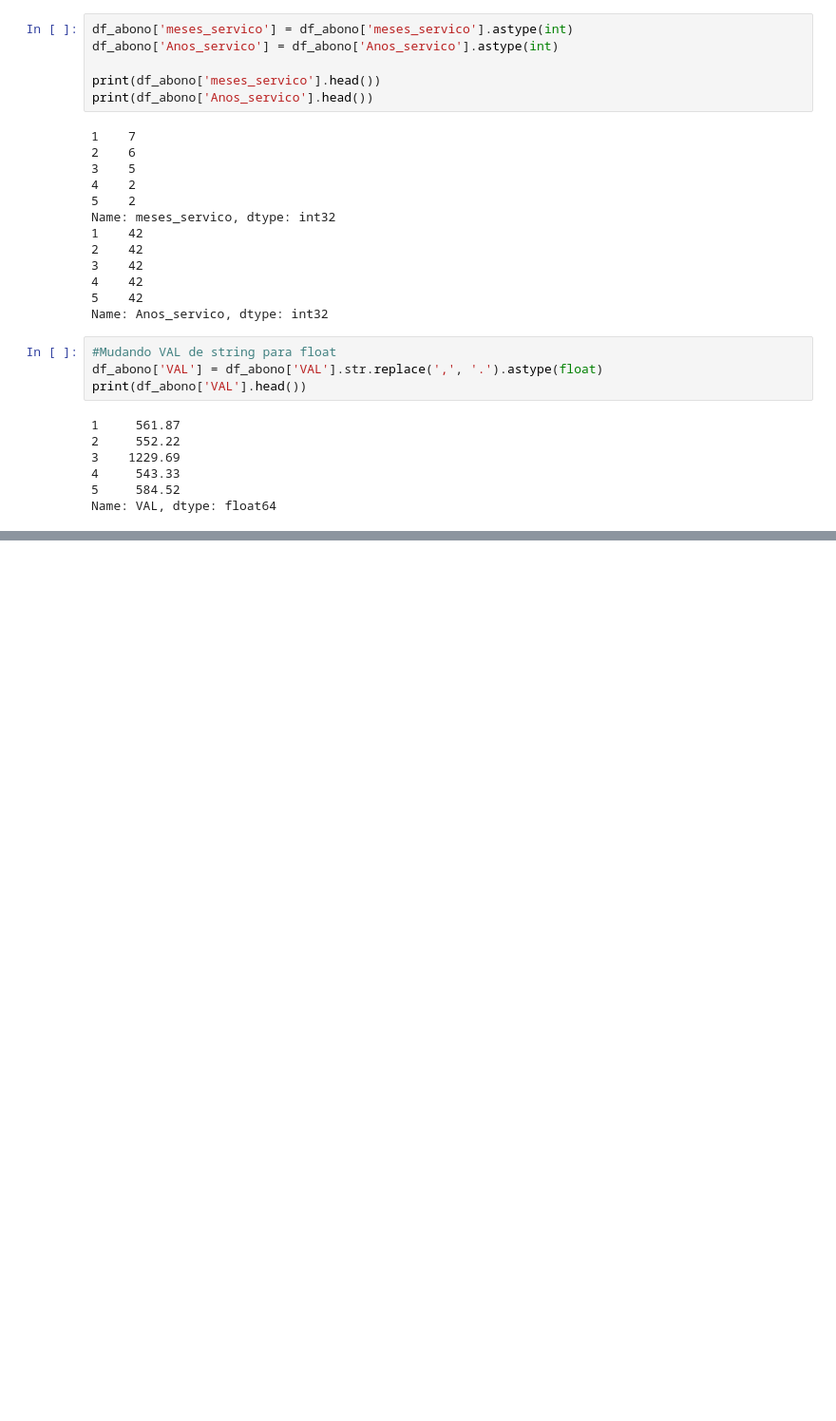
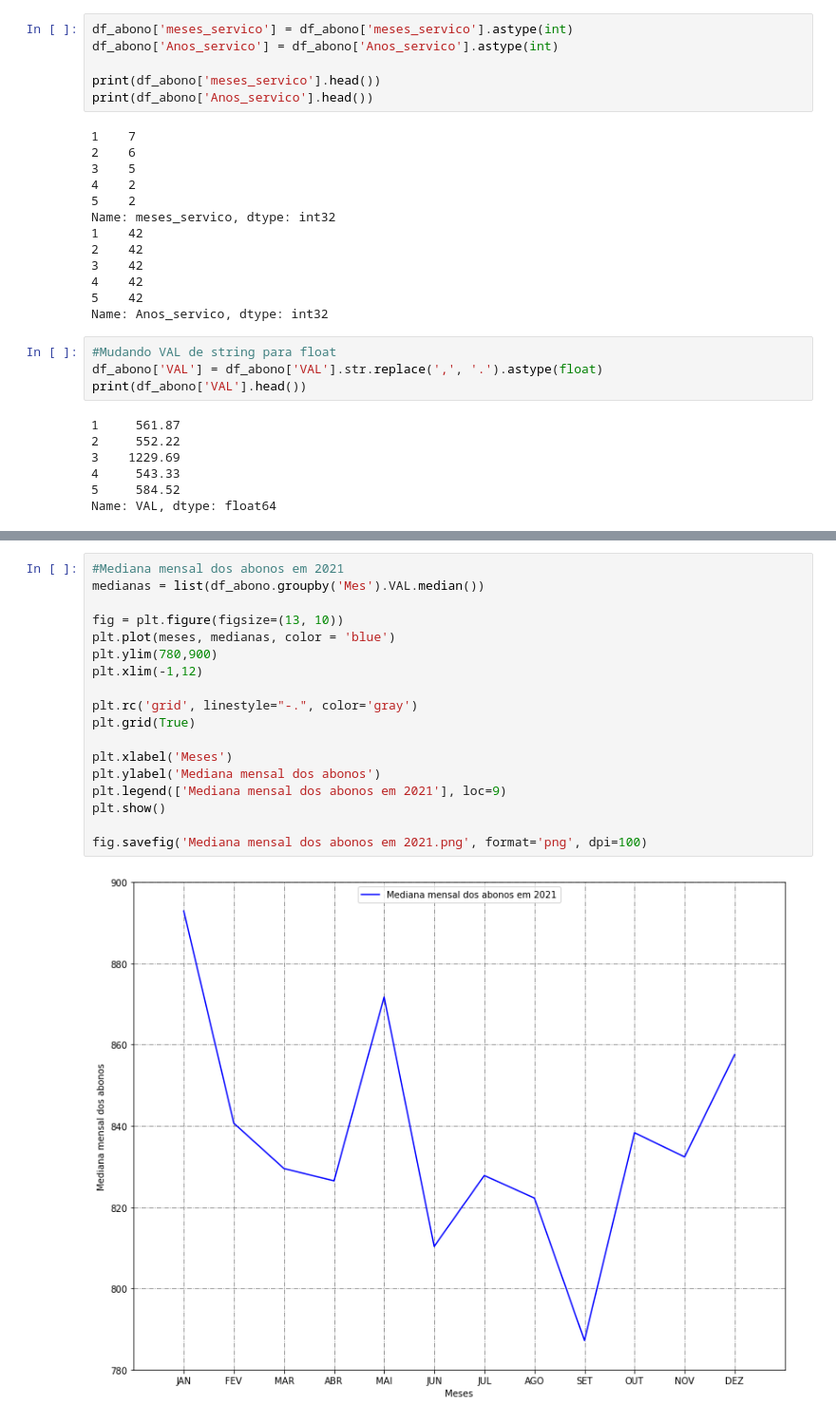
Before and after one commit to ghastcmd/data-science-project, a Jupyter notebook: Projeto.ipynb, the cells around one changed output, grey strips where cells are left out. Shown at 95% size. Cells and saved outputs as stored; diff of their text form; blank space fills up the shorter version.

```diff
--- a/Projeto.ipynb
+++ b/Projeto.ipynb
@@ -139,0 +141,20 @@ fig.savefig('valor médio mensal dos abonos em 2021.png', format='png', dpi=100)
+# %%
+#Mediana mensal dos abonos em 2021
+medianas = list(df_abono.groupby('Mes').VAL.median())
+
+fig = plt.figure(figsize=(13, 10))
+plt.plot(meses, medianas, color = 'blue')
+plt.ylim(780,900)
+plt.xlim(-1,12)
+
+plt.rc('grid', linestyle="-.", color='gray')
+plt.grid(True)
+
+plt.xlabel('Meses')
+plt.ylabel('Mediana mensal dos abonos')
+plt.legend(['Mediana mensal dos abonos em 2021'], loc=9)
+plt.show()
+
+fig.savefig('Mediana mensal dos abonos em 2021.png', format='png', dpi=100)
+# %% [output]
+[figure, added]
```
Also changed, not shown: parts of 7 cells of this notebook.
